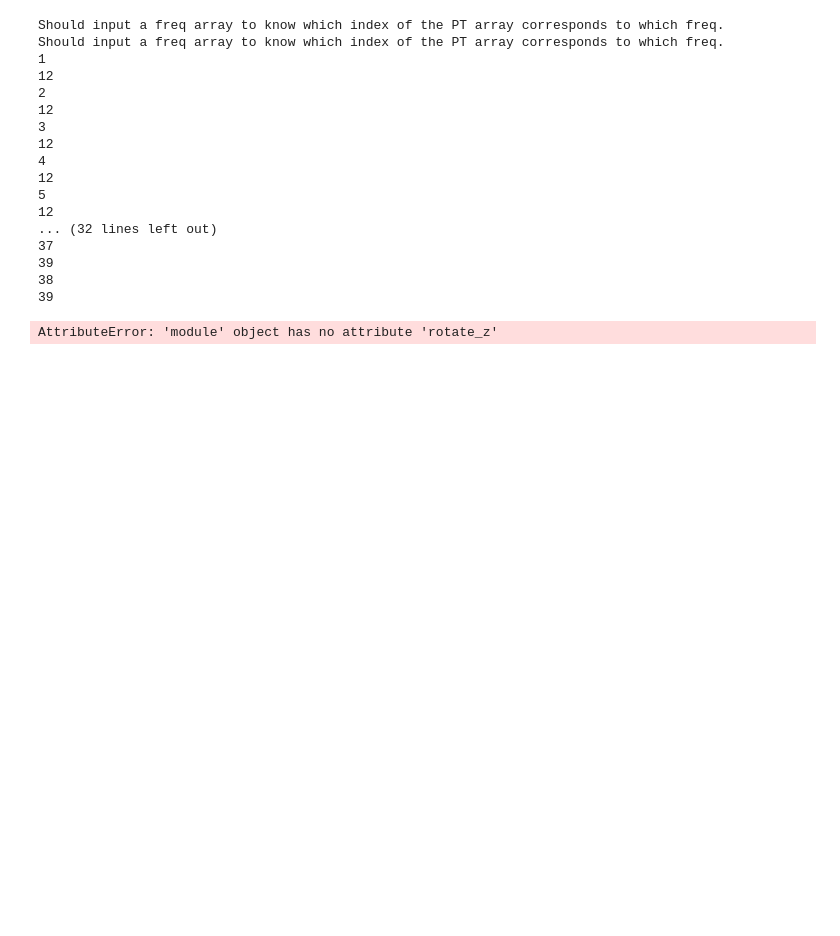
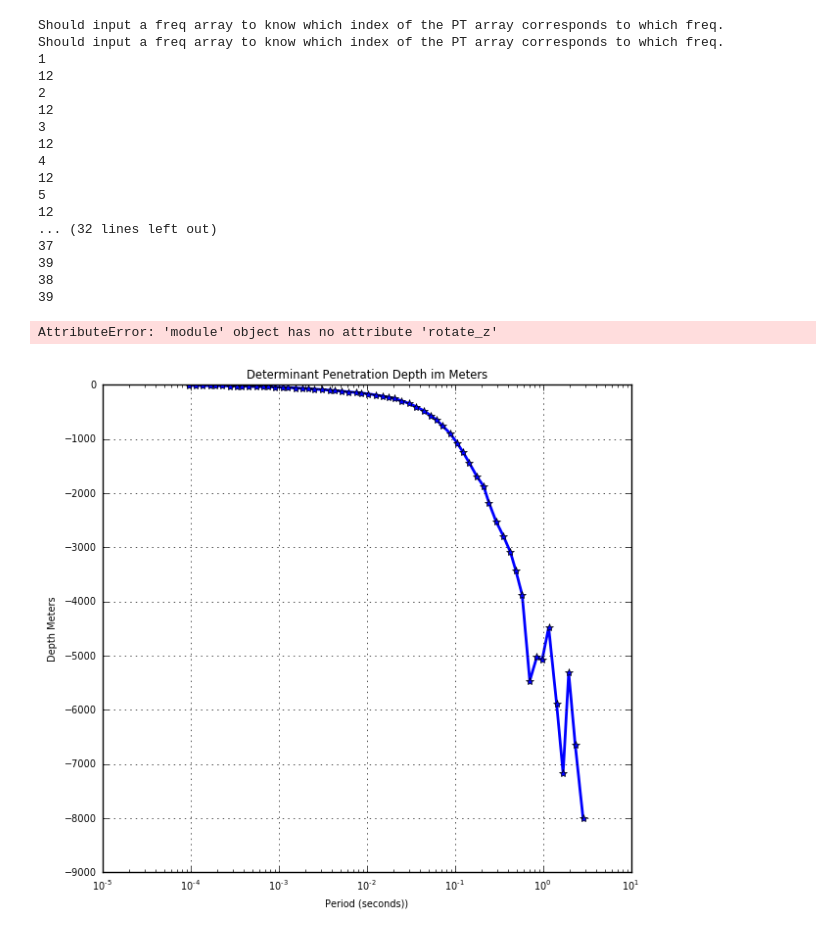
Before and after one commit to MTgeophysics/mtpy, a Jupyter notebook: examples/notebooks/Apparent_Resistivity_Penetration_Depth.ipynb, the cells around one changed output. Cells and saved outputs as stored; diff of their text form; code cells hidden in the pictures; blank space fills up the shorter version.

```diff
--- a/examples/notebooks/Apparent_Resistivity_Penetration_Depth.ipynb
+++ b/examples/notebooks/Apparent_Resistivity_Penetration_Depth.ipynb
@@ -289,3 +317,19 @@ Should input a freq array to know which index of the PT array corresponds to whi
 38
 39
 AttributeError: 'module' object has no attribute 'rotate_z'
+# %%
+det2=np.abs(zeta.det[0])
+# %%
+det_penetration_depth= P_scale_meter* np.sqrt(0.2*periods*det2*periods)
+
+
+plt.semilogx(periods, -det_penetration_depth, '-*')
+
+plt.title("Determinant Penetration Depth im Meters")
+
+plt.xlabel("Period (seconds))")
+
+plt.ylabel("Depth Meters")
+plt.grid(True)
+# %% [output]
+[figure, added]
```
Also changed, not shown: parts of 12 cells of this notebook, 1 other file.
